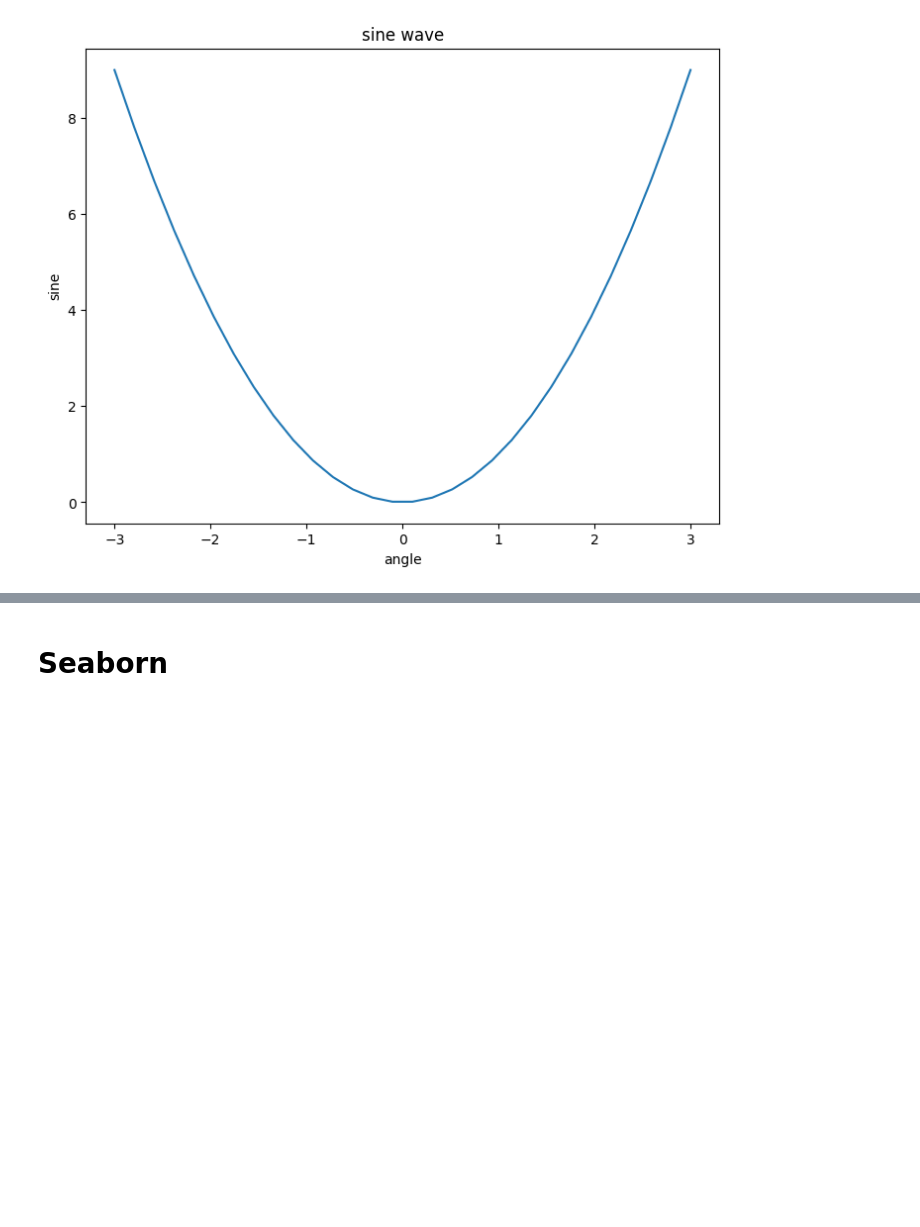
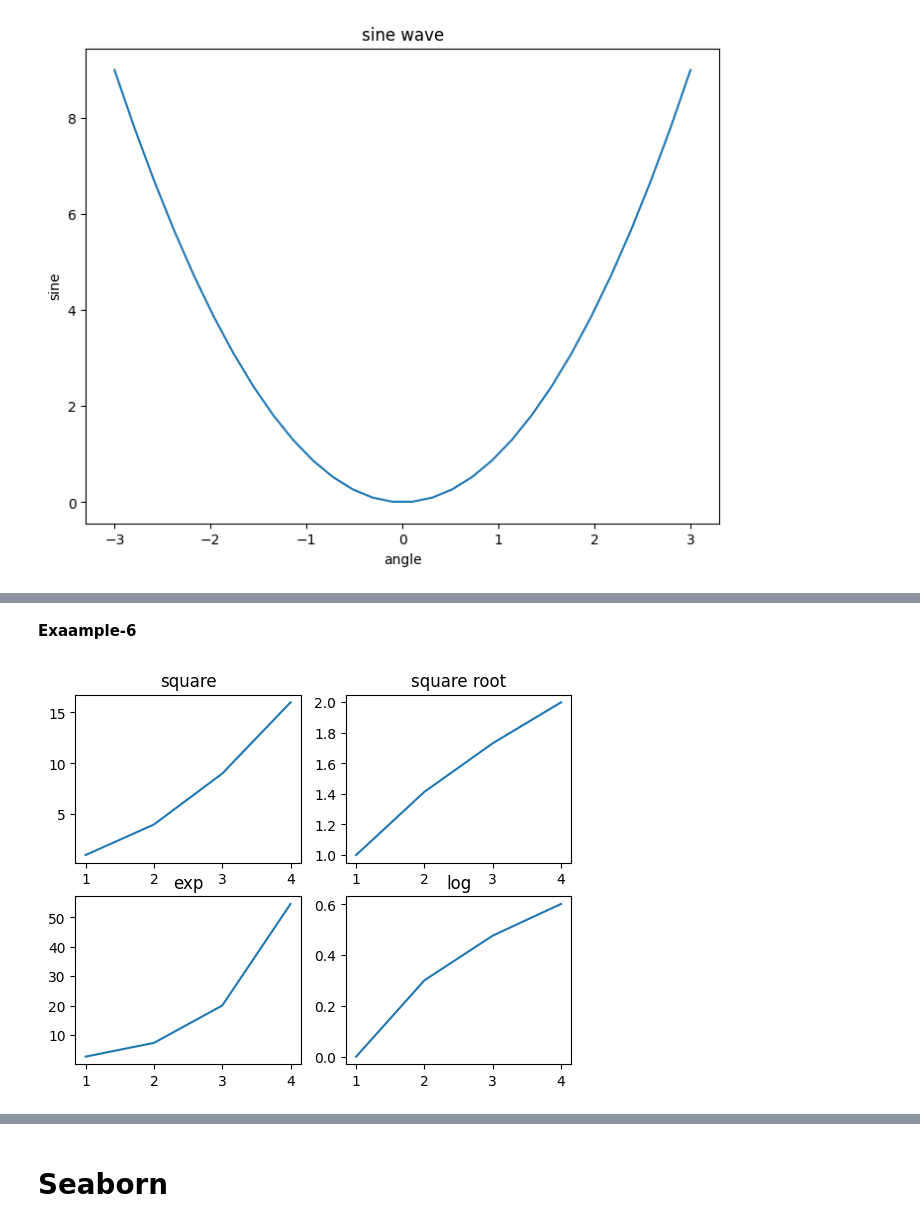
Before and after one commit to arunp77/Python-programming, a Jupyter notebook: Python-fundamental/Matplotlib.ipynb, the cells around one changed output, grey strips where cells are left out. Cells and saved outputs as stored; diff of their text form; code cells hidden in the pictures; blank space fills up the shorter version.

```diff
--- a/Python-fundamental/Matplotlib.ipynb
+++ b/Python-fundamental/Matplotlib.ipynb
@@ -480,0 +551,22 @@ plt.show()
+# %% [markdown]
+**Exaample-6**
+# %%
+fig,a =  plt.subplots(2,2) # we create a subplot of 2 rows by 2 columns and display 4 different plots in each subplot.
+
+x = np.arange(1,5)
+
+a[0][0].plot(x,x*x) # first plot in frame  (0,0)
+a[0][0].set_title('square')
+
+a[0][1].plot(x,np.sqrt(x)) # second plot in frame  (0,1)
+a[0][1].set_title('square root')
+
+a[1][0].plot(x,np.exp(x)) # Third plot in frame  (1,0)
+a[1][0].set_title('exp')
+
+a[1][1].plot(x,np.log10(x)) # Fourth plot in frame  (1,1)
+a[1][1].set_title('log')
+
+plt.show()
+# %% [output]
+[figure, added]
```
Also changed, not shown: parts of 15 cells of this notebook.
